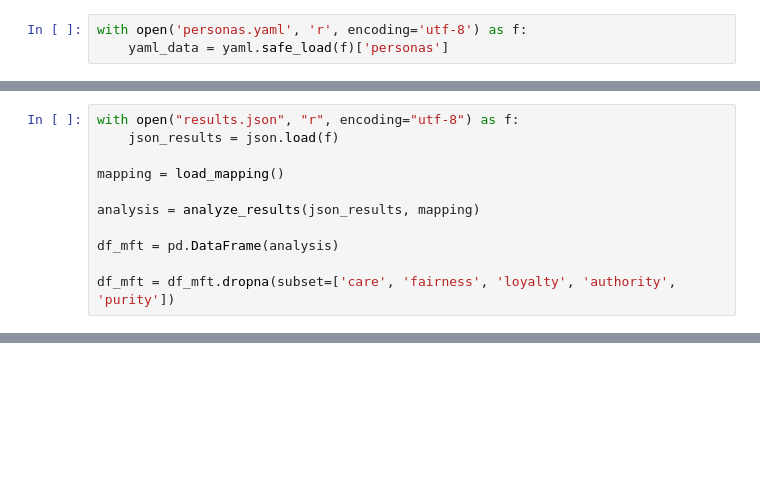
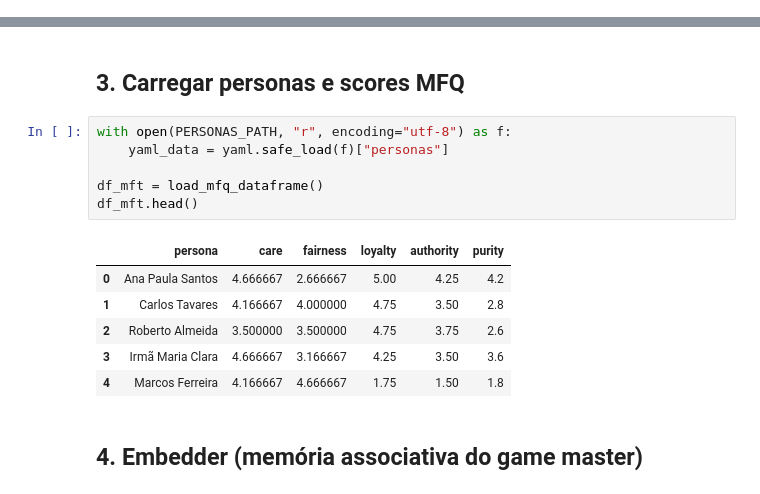
Before and after one commit to BrenosDias/concordia-mft, a Jupyter notebook: mft-social-media.ipynb, the cells around one changed output, grey strips where cells are left out. Drawn from its saved outputs; the diff is of its cells as text; blank space fills up the shorter version.

```diff
--- a/mft-social-media.ipynb
+++ b/mft-social-media.ipynb
@@ -36,3 +0,0 @@ model = ollama_model.OllamaLanguageModel(
-# %%
-with open('personas.yaml', 'r', encoding='utf-8') as f:
-    yaml_data = yaml.safe_load(f)['personas']
@@ -105,11 +0,0 @@ def compute_mfq_scores(answers, mapping):
-# %%
-with open("results.json", "r", encoding="utf-8") as f:
-    json_results = json.load(f)
-
-mapping = load_mapping()
-
-analysis = analyze_results(json_results, mapping)
-
-df_mft = pd.DataFrame(analysis)
-
-df_mft = df_mft.dropna(subset=['care', 'fairness', 'loyalty', 'authority', 'purity'])
@@ -1541,0 +50,17 @@ O Motor Assíncrono exige estes parâmetros: (self, call_to_make_observation: st
+# %% [markdown]
+## 3. Carregar personas e scores MFQ
+# %%
+with open(PERSONAS_PATH, "r", encoding="utf-8") as f:
+    yaml_data = yaml.safe_load(f)["personas"]
+
+df_mft = load_mfq_dataframe()
+df_mft.head()
+# %% [output]
+|  | persona | care | fairness | loyalty | authority | purity |
+| 0 | Ana Paula Santos | 4.666667 | 2.666667 | 5.00 | 4.25 | 4.2 |
+| 1 | Carlos Tavares | 4.166667 | 4.000000 | 4.75 | 3.50 | 2.8 |
+| 2 | Roberto Almeida | 3.500000 | 3.500000 | 4.75 | 3.75 | 2.6 |
+| 3 | Irmã Maria Clara | 4.666667 | 3.166667 | 4.25 | 3.50 | 3.6 |
+| 4 | Marcos Ferreira | 4.166667 | 4.666667 | 1.75 | 1.50 | 1.8 |
+# %% [markdown]
+## 4. Embedder (memória associativa do game master)
```
Also changed, not shown: parts of 35 cells of this notebook, 20 other files.
